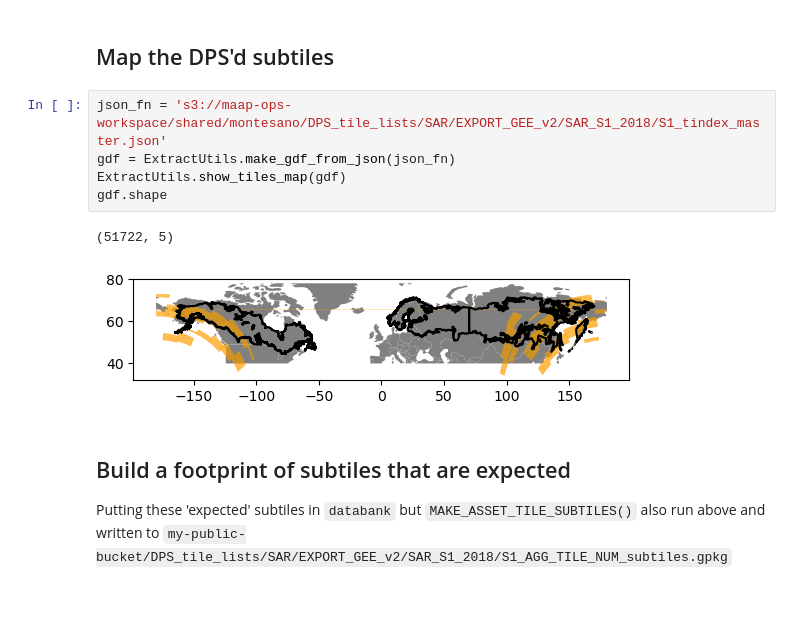
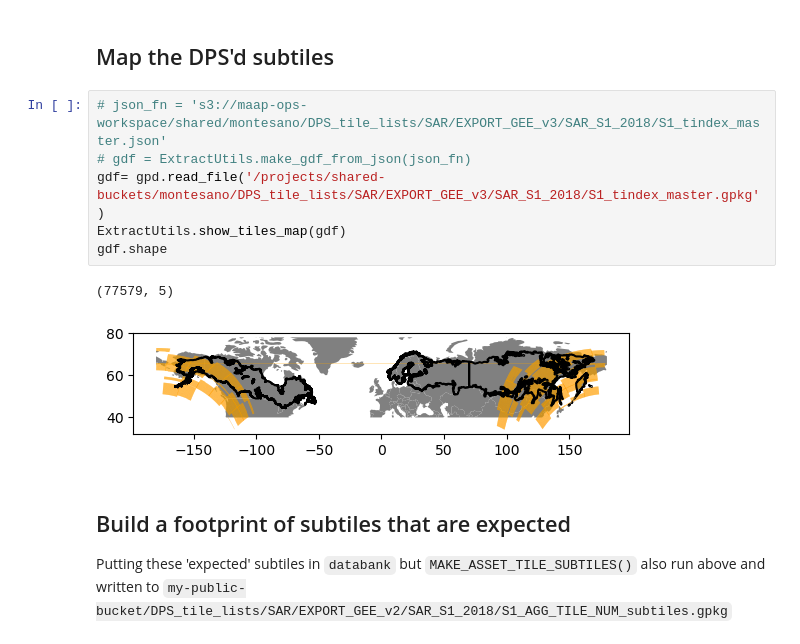
Before and after one commit to lauraduncanson/icesat2_boreal, a Jupyter notebook: notebooks/3.Gridded_product_development/DPS_gee_export.ipynb, the cells around one changed output. Drawn from its saved outputs; the diff is of its cells as text; blank space fills up the shorter version.

```diff
--- a/notebooks/3.Gridded_product_development/DPS_gee_export.ipynb
+++ b/notebooks/3.Gridded_product_development/DPS_gee_export.ipynb
@@ -474,13 +520,14 @@ Wall time: 421 ms
 # %% [markdown]
 ## Map the DPS'd subtiles
 # %%
-json_fn = 's3://maap-ops-workspace/shared/montesano/DPS_tile_lists/SAR/EXPORT_GEE_v2/SAR_S1_2018/S1_tindex_master.json'
-gdf = ExtractUtils.make_gdf_from_json(json_fn)
+# json_fn = 's3://maap-ops-workspace/shared/montesano/DPS_tile_lists/SAR/EXPORT_GEE_v3/SAR_S1_2018/S1_tindex_master.json'
+# gdf = ExtractUtils.make_gdf_from_json(json_fn)
+gdf= gpd.read_file('/projects/shared-buckets/montesano/DPS_tile_lists/SAR/EXPORT_GEE_v3/SAR_S1_2018/S1_tindex_master.gpkg')
 ExtractUtils.show_tiles_map(gdf)
 gdf.shape
 # %% [output]
-(51722, 5)
+(77579, 5)
-[figure, old version]
+[figure, new version]
 # %% [markdown]
 ## Build a footprint of subtiles that are expected
 
```
Also changed, not shown: parts of 16 cells of this notebook, 3 other files.
